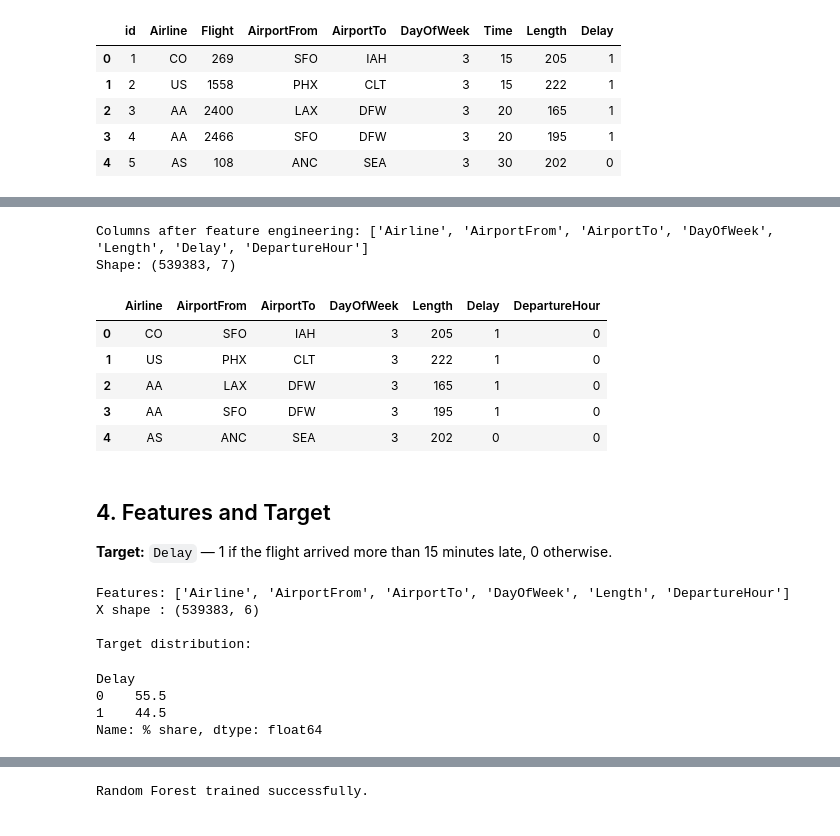
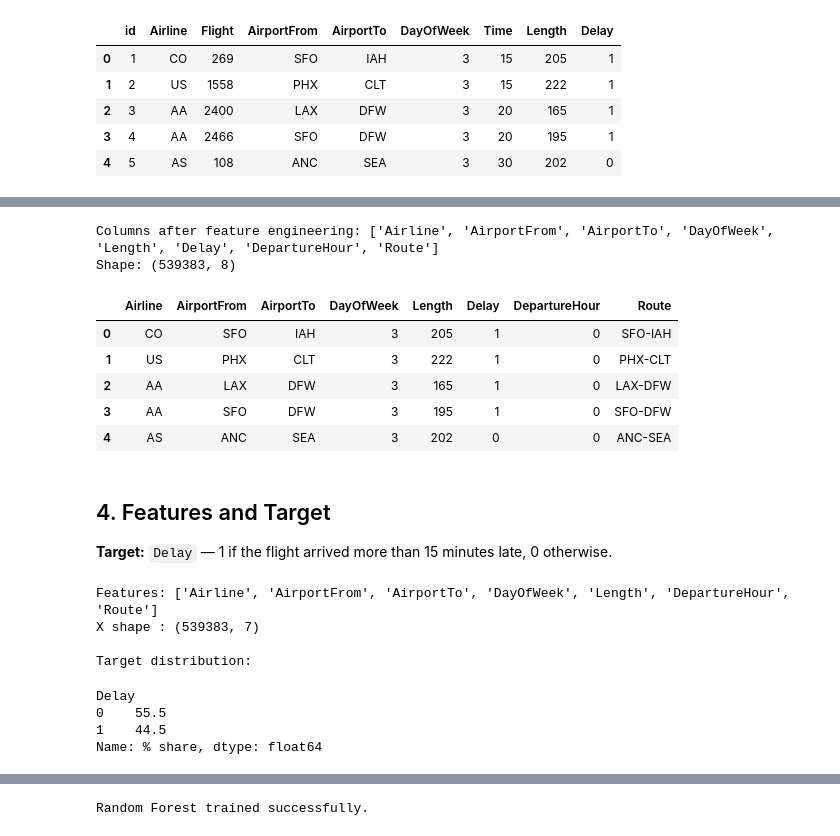
Before and after one commit to marcoaherrmann/AIOps, a Jupyter notebook: notebooks/03a_random_forest.ipynb, the cells around one changed output, grey strips where cells are left out. Cells and saved outputs as stored; diff of their text form; code cells hidden in the pictures.

```diff
--- a/notebooks/03a_random_forest.ipynb
+++ b/notebooks/03a_random_forest.ipynb
@@ -86,27 +94,29 @@ All transformations are applied here from scratch — no dependency on the proce
 # %%
 # ── Derive DepartureHour from Time ──────────────────────────────────────────
 # Time is stored as minutes since midnight (0 = 00:00, 1439 = 23:59)
 df["DepartureHour"] = df["Time"] // 60
 
+# ── Create Route feature ─────────────────────────────────────────────────────
+# Combines origin and destination into a single route identifier
+# e.g. 'SFO-IAH', 'LAX-DFW' — will be target-encoded as its delay rate
+df["Route"] = df["AirportFrom"] + "-" + df["AirportTo"]
+
 # ── Drop columns not used for modeling ──────────────────────────────────────
-# id     : row identifier only
-# Flight : 6,585 unique values — too high cardinality, poor generalization
-# Time   : replaced by DepartureHour
 DROP_COLS = ["id", "Flight", "Time"]
 df = df.drop(columns=DROP_COLS)
 
 print("Columns after feature engineering:", df.columns.tolist())
 print("Shape:", df.shape)
 display(df.head())
 # %% [output]
-Columns after feature engineering: ['Airline', 'AirportFrom', 'AirportTo', 'DayOfWeek', 'Length', 'Delay', 'DepartureHour']
-Shape: (539383, 7)
+Columns after feature engineering: ['Airline', 'AirportFrom', 'AirportTo', 'DayOfWeek', 'Length', 'Delay', 'DepartureHour', 'Route']
+Shape: (539383, 8)
-|  | Airline | AirportFrom | AirportTo | DayOfWeek | Length | Delay | DepartureHour |
-| 0 | CO | SFO | IAH | 3 | 205 | 1 | 0 |
-| 1 | US | PHX | CLT | 3 | 222 | 1 | 0 |
-| 2 | AA | LAX | DFW | 3 | 165 | 1 | 0 |
-| 3 | AA | SFO | DFW | 3 | 195 | 1 | 0 |
-| 4 | AS | ANC | SEA | 3 | 202 | 0 | 0 |
+|  | Airline | AirportFrom | AirportTo | DayOfWeek | Length | Delay | DepartureHour | Route |
+| 0 | CO | SFO | IAH | 3 | 205 | 1 | 0 | SFO-IAH |
+| 1 | US | PHX | CLT | 3 | 222 | 1 | 0 | PHX-CLT |
+| 2 | AA | LAX | DFW | 3 | 165 | 1 | 0 | LAX-DFW |
+| 3 | AA | SFO | DFW | 3 | 195 | 1 | 0 | SFO-DFW |
+| 4 | AS | ANC | SEA | 3 | 202 | 0 | 0 | ANC-SEA |
 # %% [markdown]
 ## 4. Features and Target
 
@@ -121,13 +131,12 @@ print("Features:", X.columns.tolist())
 print("X shape :", X.shape)
 print()
 
-# Class distribution
 dist = y.value_counts(normalize=True).mul(100).round(1).rename("% share")
 print("Target distribution:")
 display(dist)
 # %% [output]
-Features: ['Airline', 'AirportFrom', 'AirportTo', 'DayOfWeek', 'Length', 'DepartureHour']
-X shape : (539383, 6)
+Features: ['Airline', 'AirportFrom', 'AirportTo', 'DayOfWeek', 'Length', 'DepartureHour', 'Route']
+X shape : (539383, 7)
 
 Target distribution:
 Delay
```
Also changed, not shown: parts of 42 cells of this notebook, 1 other file.
